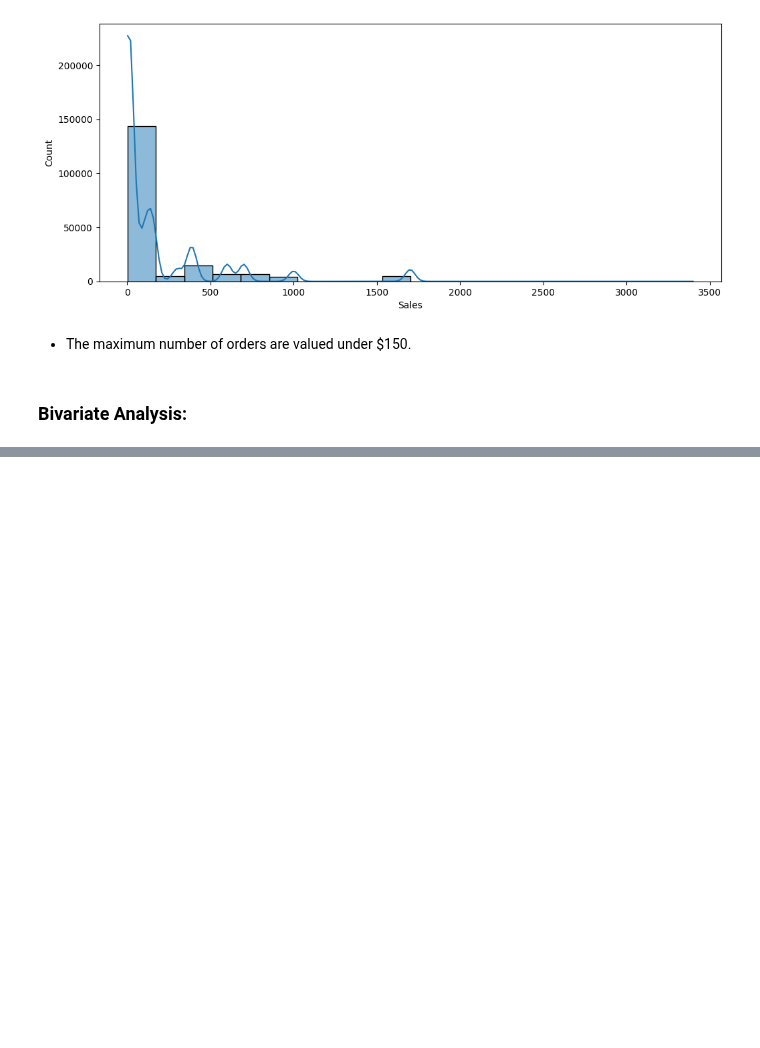
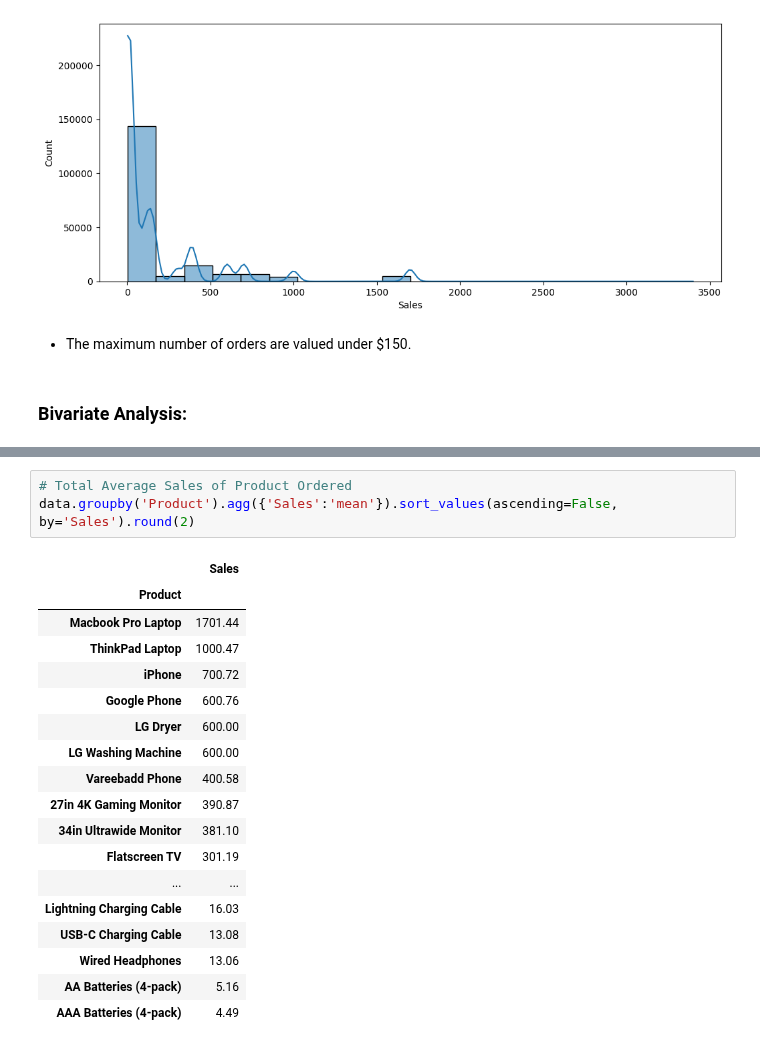
Before and after one commit to Akshay-Paunikar/Statistics_for_Data_Science, a Jupyter notebook: Complete_Statistics_Implementation_for_Data_Science.ipynb, the cells around one changed output, grey strips where cells are left out. Saved outputs shown, nothing was run; the diff lists cells and outputs as text; blank space fills up the shorter version.

```diff
--- a/Complete_Statistics_Implementation_for_Data_Science.ipynb
+++ b/Complete_Statistics_Implementation_for_Data_Science.ipynb
@@ -430,0 +475,22 @@ plt.show()
+# %%
+# Total Average Sales of Product Ordered
+data.groupby('Product').agg({'Sales':'mean'}).sort_values(ascending=False, by='Sales').round(2)
+# %% [output]
+|  | Sales |
+| Product |  |
+| Macbook Pro Laptop | 1701.44 |
+| ThinkPad Laptop | 1000.47 |
+| iPhone | 700.72 |
+| Google Phone | 600.76 |
+| LG Dryer | 600.00 |
+| LG Washing Machine | 600.00 |
+| Vareebadd Phone | 400.58 |
+| 27in 4K Gaming Monitor | 390.87 |
+| 34in Ultrawide Monitor | 381.10 |
+| Flatscreen TV | 301.19 |
+| ... | ... |
+| Lightning Charging Cable | 16.03 |
+| USB-C Charging Cable | 13.08 |
+| Wired Headphones | 13.06 |
+| AA Batteries (4-pack) | 5.16 |
+| AAA Batteries (4-pack) | 4.49 |
```
Also changed, not shown: parts of 3 cells of this notebook.
